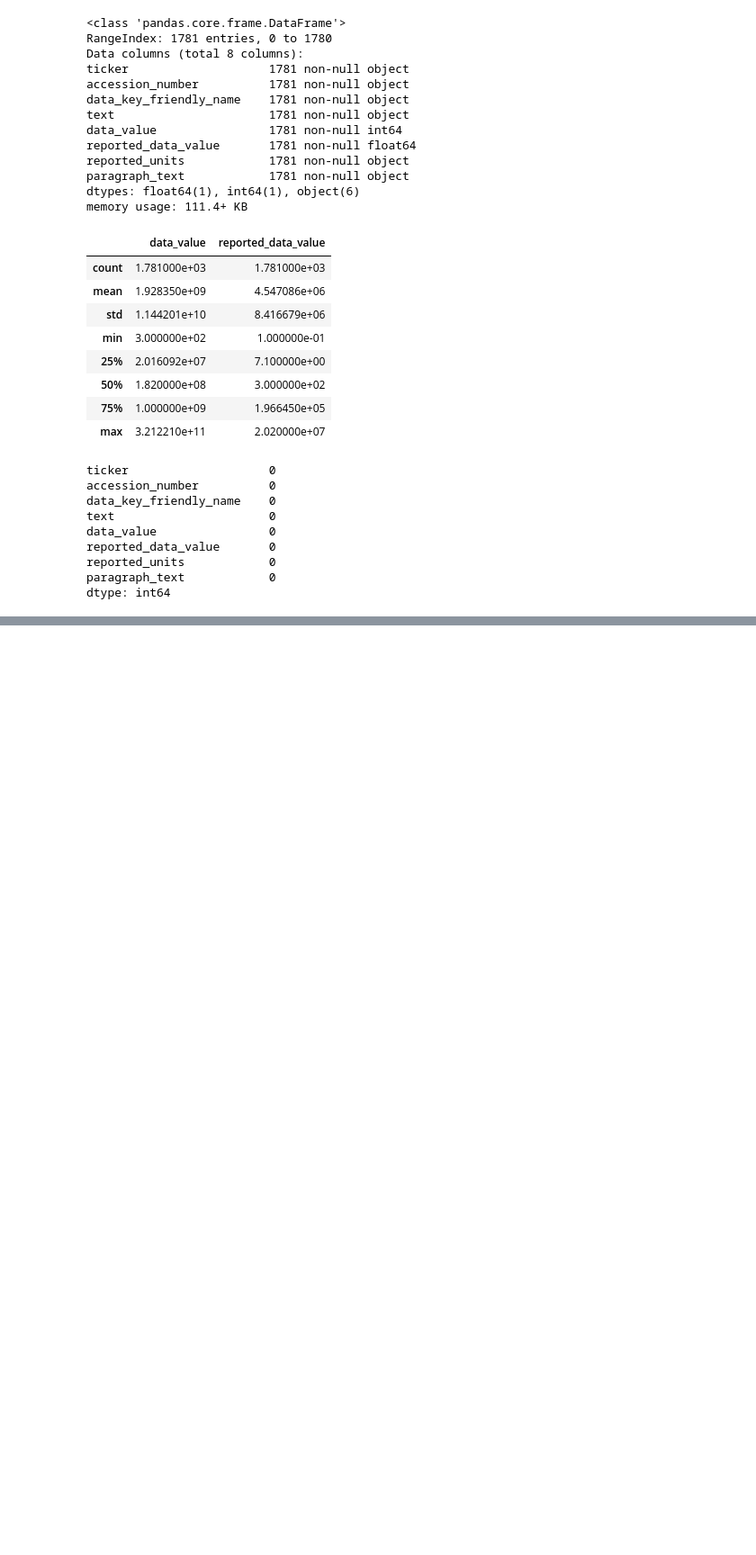
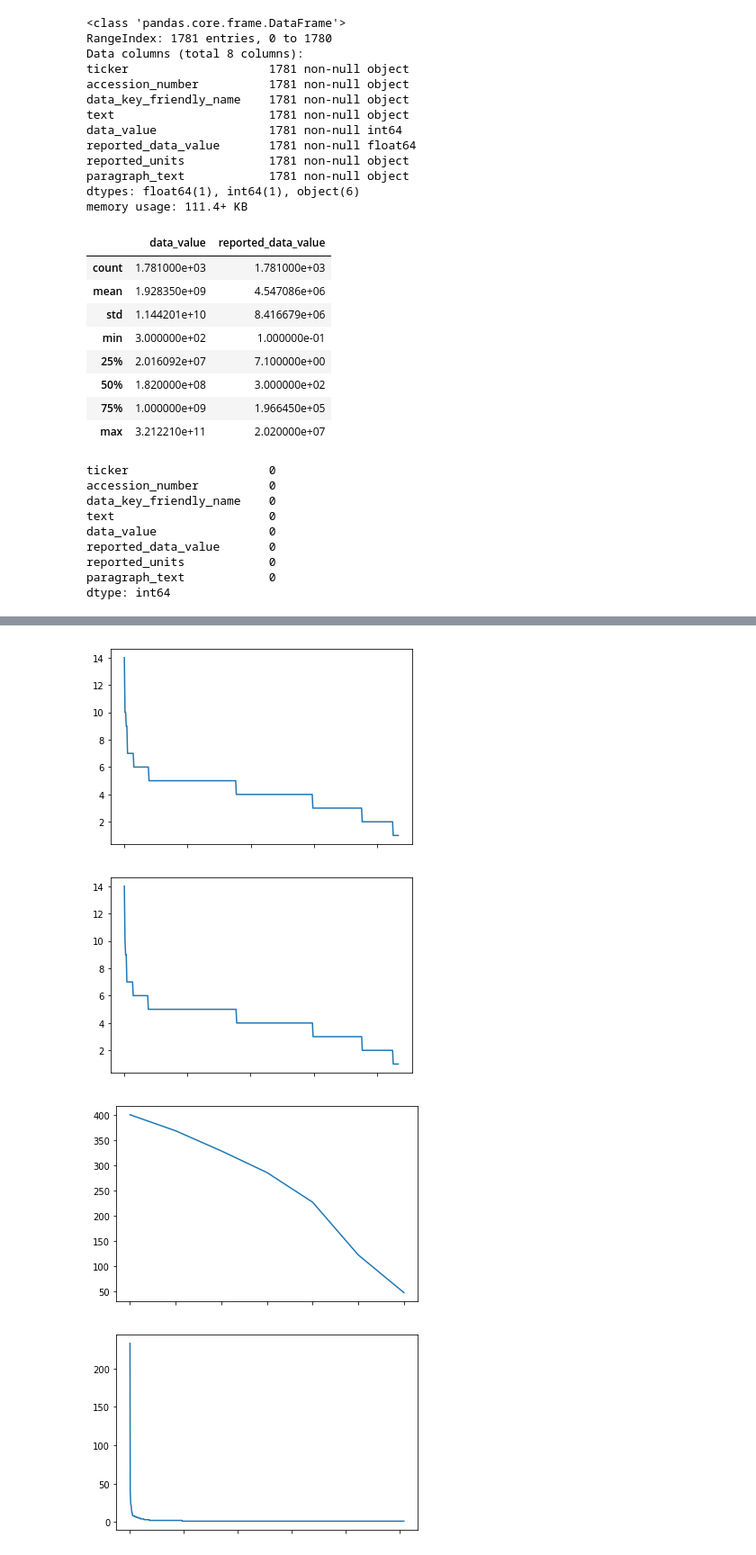
Before and after one commit to suhasinipallai/New_constructs, a Jupyter notebook: data-question-8-exploratory-data-analysis.ipynb, the cells around one changed output, grey strips where cells are left out. Shown: that part at 90% size. Cells and saved outputs as stored; diff of their text form; code cells hidden in the pictures; blank space fills up the shorter version.

```diff
--- a/data-question-8-exploratory-data-analysis.ipynb
+++ b/data-question-8-exploratory-data-analysis.ipynb
@@ -89,0 +92,4 @@ dtype: int64
+# %%
+for col in share_rprchs_prgrph_df.columns:
+    print(col, 'unique values:____________________')
+    print(share_rprchs_prgrph_df[col].unique())
@@ -89,0 +114,9 @@ dtype: int64
+# %%
+for col in share_rprchs_prgrph_df.columns:
+    share_rprchs_prgrph_df[col].value_counts().plot()
+    plt.show()
+# %% [output]
+[figure, added]
+[figure, added]
+[figure, added]
+[figure, added]
```
Also changed, not shown: parts of 8 cells of this notebook.
